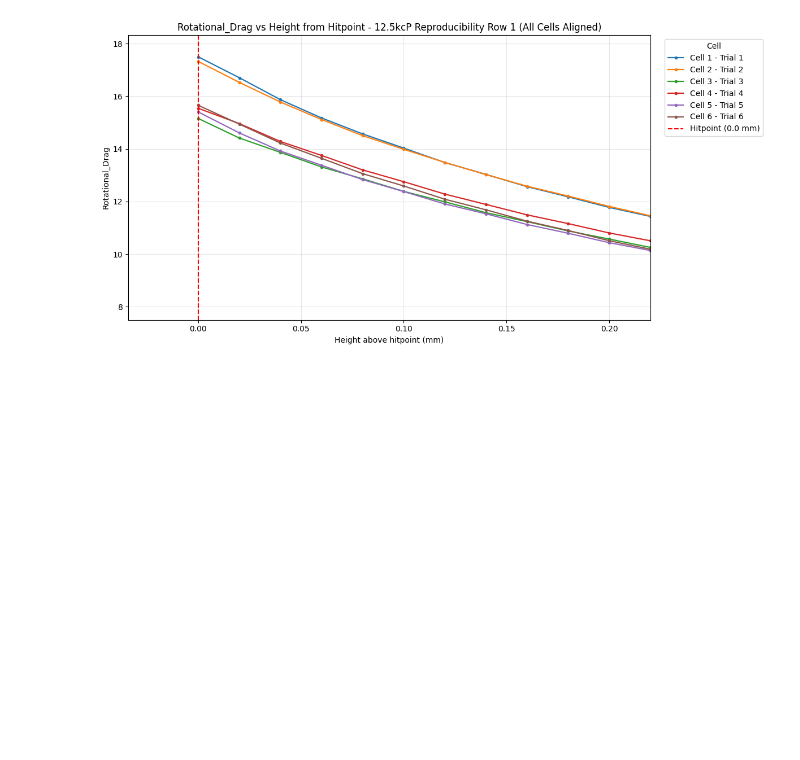
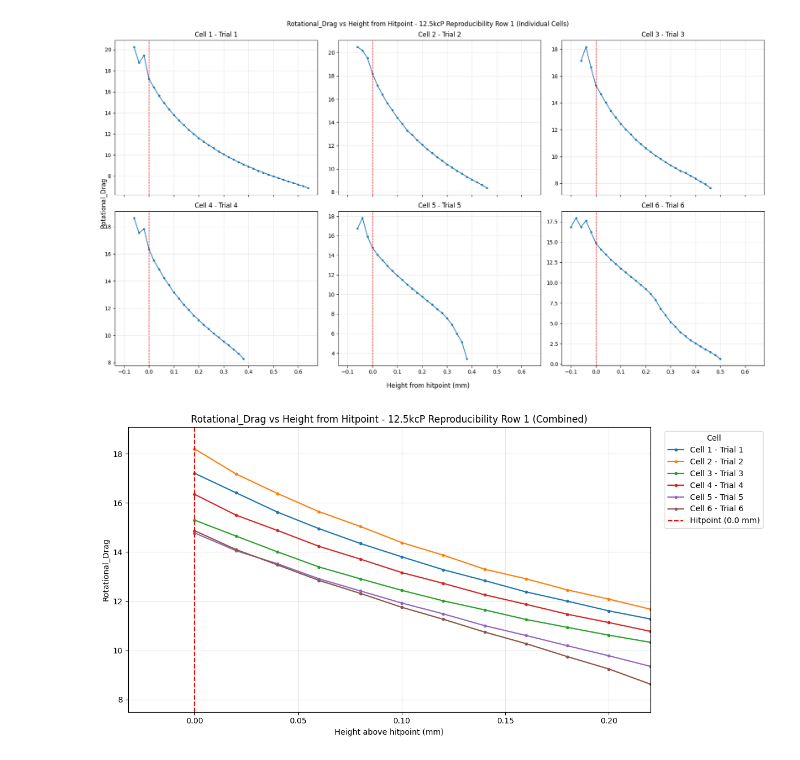
Before and after one commit to AC-Formulations-SDL5/Automated_Viscometry, a Jupyter notebook: results/Auto-runs/auto_analyse_notes.ipynb, the cells around one changed output. Saved outputs shown, nothing was run; the diff lists cells and outputs as text; code cells hidden in the pictures; blank space fills up the shorter version.

```diff
--- a/results/Auto-runs/auto_analyse_notes.ipynb
+++ b/results/Auto-runs/auto_analyse_notes.ipynb
@@ -69,6 +114,6 @@ plt.show()
 # %%
 # Load the dynamic analysis data
-dynamic_analyse_address = 'dynresults\\Auto-runs\\dynamic_analysis_12_5kcP_Reproducibility_Brush_custom_20260506_114319.csv'
+dynamic_analyse_address = r"C:\Users\ianng\OneDrive - University of Toronto\Documents\GitHub\visc_automated_workflow_V3\results\Auto-runs\dynamic_analysis_12_5kcP_Reproducibility_Brush_custom_20260506_114319.csv"
 dynamic_analyse_df = pd.read_csv(dynamic_analyse_address, encoding='cp1252', skiprows=10)
 
 # Prepare the data for per-cell plots
@@ -89,6 +134,52 @@ cell_ids = sorted(plot_df_dynamic['cell'].dropna().unique().tolist())
 if not cell_ids:
     raise ValueError('No cell data available to plot.')
 
+plot_title_base = 'Rotational_Drag vs Height from Hitpoint - 12.5kcP Reproducibility Row 1'
+
+fig, axes = plt.subplots(2, 3, figsize=(18, 10), sharex=True)
+axes = np.atleast_1d(axes).ravel()
+
+for ax, cell_id in zip(axes, cell_ids):
+    cell_df = plot_df_dynamic[plot_df_dynamic['cell'] == cell_id].sort_values('Z_Height_mm').reset_index(drop=True)
+
+    if len(cell_df) < 4:
+        ax.text(0.5, 0.5, f'Skipping Cell {int(cell_id)}\nneed >=4 points', ha='center', va='center', transform=ax.transAxes)
+        ax.set_axis_off()
+        continue
+
+    cell_label = ''
+    if label_col:
+        labels = [str(v).strip() for v in cell_df[label_col].dropna().unique() if str(v).strip()]
+        if labels:
+            cell_label = labels[0]
+
+    hit_idx = 3
+    if int(cell_id) == 6 and cell_label == 'Trial 6':
+        hit_idx = min(len(cell_df) - 1, hit_idx + 2)
+    hit_z = cell_df.loc[hit_idx, 'Z_Height_mm']
+    x_from_hit_mm = cell_df['Z_Height_mm'] - hit_z
+
+    ax.plot(
+        x_from_hit_mm,
+        cell_df['Rotational_Drag'],
+        marker='o',
+        linewidth=1.4,
+        markersize=3
+    )
+    ax.axvline(x=0, color='red', linestyle='--', linewidth=1.0)
+    title_suffix = f' - {cell_label}' if cell_label else ''
+    ax.set_title(f'Cell {int(cell_id)}{title_suffix}')
+    ax.grid(True, alpha=0.3)
+
+for ax in axes[len(cell_ids):]:
+    ax.set_visible(False)
+
+fig.supxlabel('Height from hitpoint (mm)')
+fig.supylabel('Rotational_Drag')
+fig.suptitle(f'{plot_title_base} (Individual Cells)')
+fig.tight_layout()
+plt.show()
+
 fig, ax = plt.subplots(figsize=(12, 6))
 
 for cell_id in cell_ids:
@@ -106,37 +197,38 @@ for cell_id in cell_ids:
 
     hit_idx = 3
     if int(cell_id) == 6 and cell_label == 'Trial 6':
-        hit_idx = min(len(cell_df) - 1, hit_idx + 5)
+        hit_idx = min(len(cell_df) - 1, hit_idx + 2)
     hit_z = cell_df.loc[hit_idx, 'Z_Height_mm']
     x_from_hit_mm = cell_df['Z_Height_mm'] - hit_z
 
     # Filter to only include points at or after the hitpoint
     plot_mask = x_from_hit_mm >= 0.0
     x_plot = x_from_hit_mm[plot_mask]
     y_plot = cell_df.loc[plot_mask, 'Rotational_Drag']
 
     legend_label = f"Cell {int(cell_id)} - {cell_label}" if cell_label else f"Cell {int(cell_id)}"
 
     ax.plot(
         x_plot,
         y_plot,
         marker='o',
         linewidth=1.6,
         markersize=3,
         label=legend_label
     )
 
 # Aligned hitpoint marker
 ax.axvline(x=0, color='red', linestyle='--', linewidth=1.5, label='Hitpoint (0.0 mm)')
 
 ax.set_xlabel('Height above hitpoint (mm)')
 ax.set_ylabel('Rotational_Drag')
-ax.set_title('Rotational_Drag vs Height from Hitpoint - 12.5kcP Reproducibility Row 1 (All Cells Aligned)')
+ax.set_title(f'{plot_title_base} (Combined)')
 ax.set_xlim(right=0.22)
 ax.set_ylim(bottom=7.5)
 ax.grid(True, alpha=0.3)
 ax.legend(title='Cell', bbox_to_anchor=(1.02, 1), loc='upper left')
 fig.tight_layout()
 plt.show()
 # %% [output]
-[figure, old version]
+[figure, new version]
+[figure, added]
```
Also changed, not shown: parts of 2 cells of this notebook, 3 other files.
